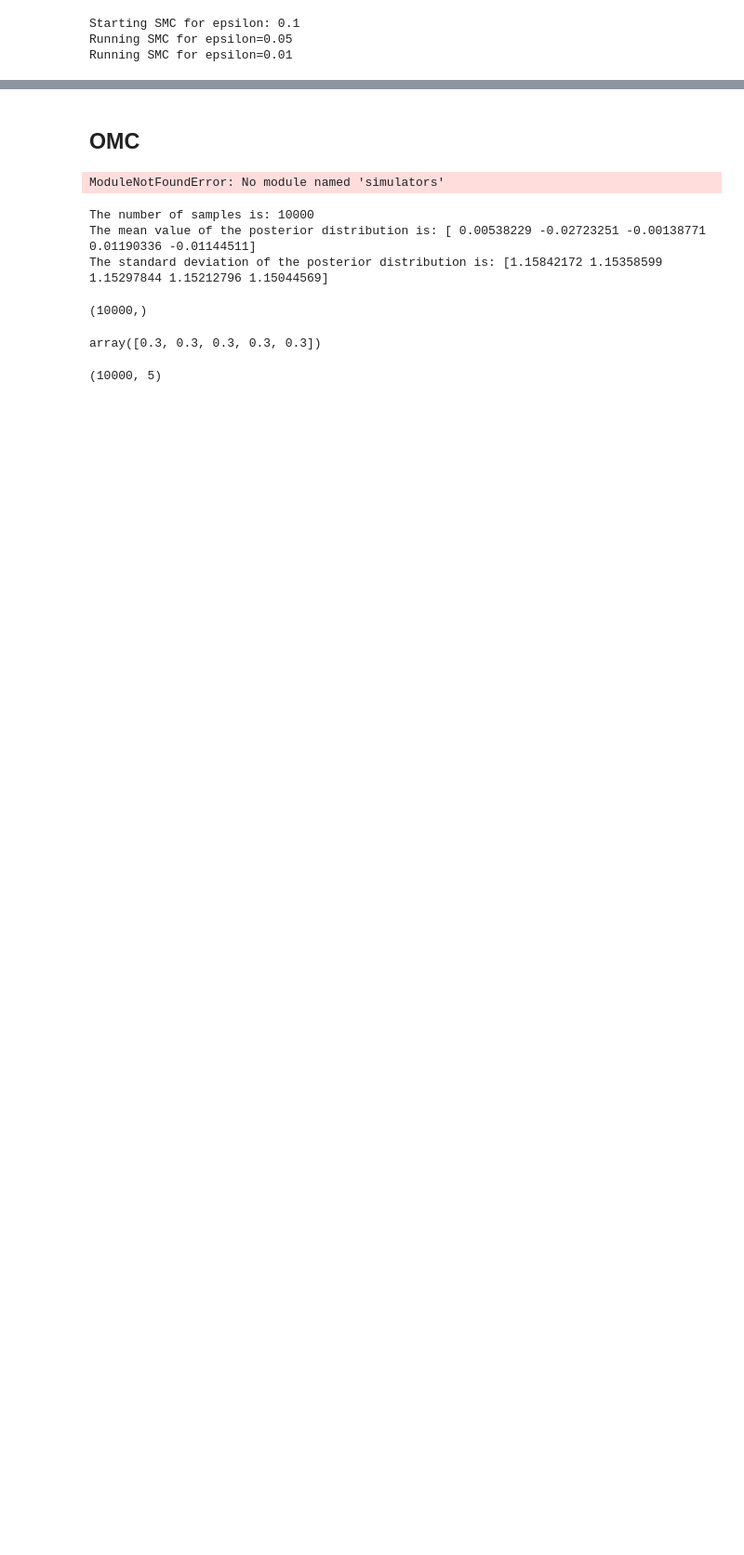
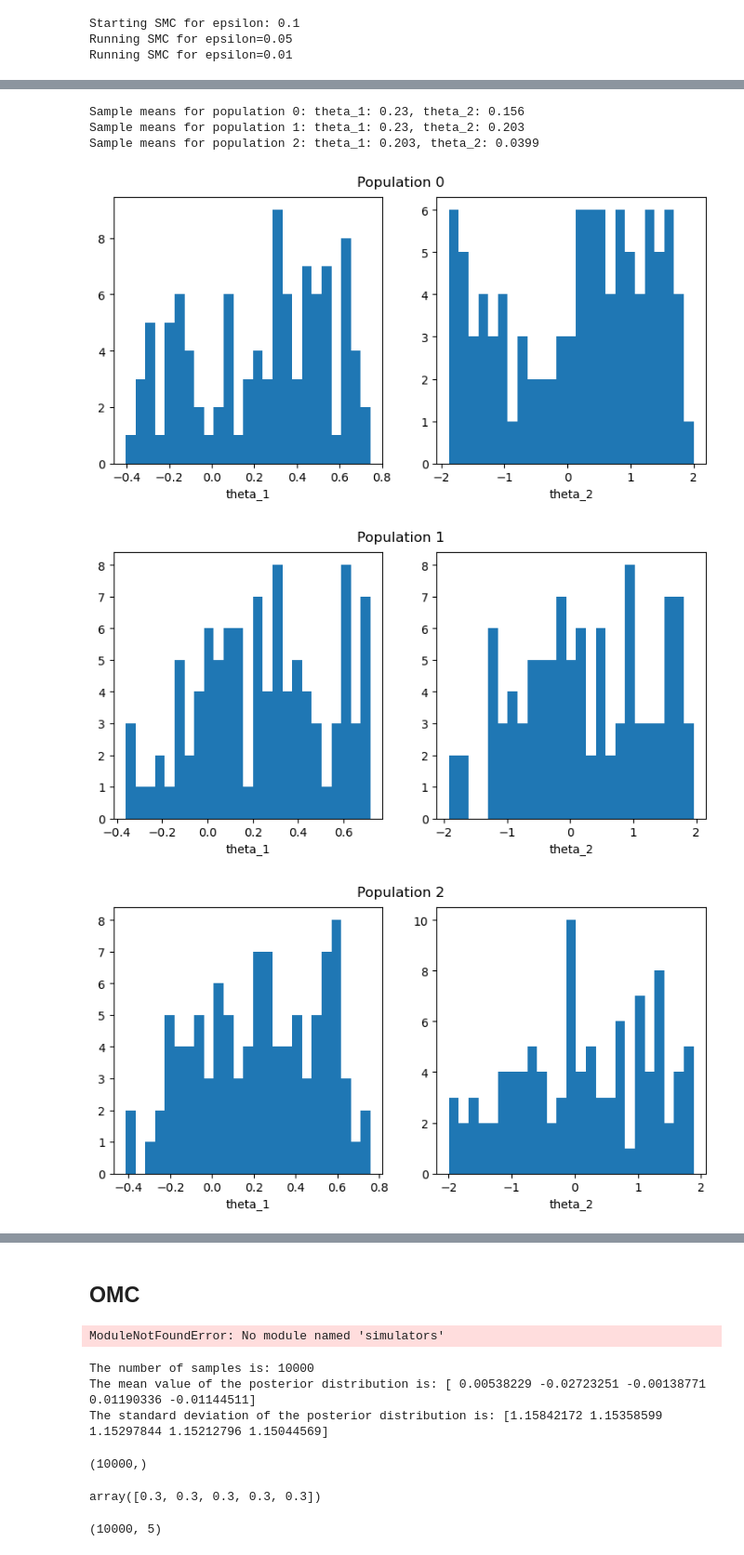
Before and after one commit to TheodoraChrysoula/sbi, a Jupyter notebook: notebooks/SBI_examples.ipynb, the cells around one changed output, grey strips where cells are left out. Shown: that part at 93% size. Saved outputs shown, nothing was run; the diff lists cells and outputs as text; code cells hidden in the pictures; blank space fills up the shorter version.

```diff
--- a/notebooks/SBI_examples.ipynb
+++ b/notebooks/SBI_examples.ipynb
@@ -268,0 +370,12 @@ print(results_jax[2]['samples_pos'].max(axis = 0))
+# %%
+result_smc.sample_means_summary(all=True)
+# %% [output]
+Sample means for population 0: theta_1: 0.23, theta_2: 0.156
+Sample means for population 1: theta_1: 0.23, theta_2: 0.203
+Sample means for population 2: theta_1: 0.203, theta_2: 0.0399
+# %%
+result_smc.plot_marginals(all=True, bins=25, figsize=(8,2), fontsize=12)
+# %% [output]
+[figure, added]
+[figure, added]
+[figure, added]
```
Also changed, not shown: parts of 20 cells of this notebook, 1 other file.
